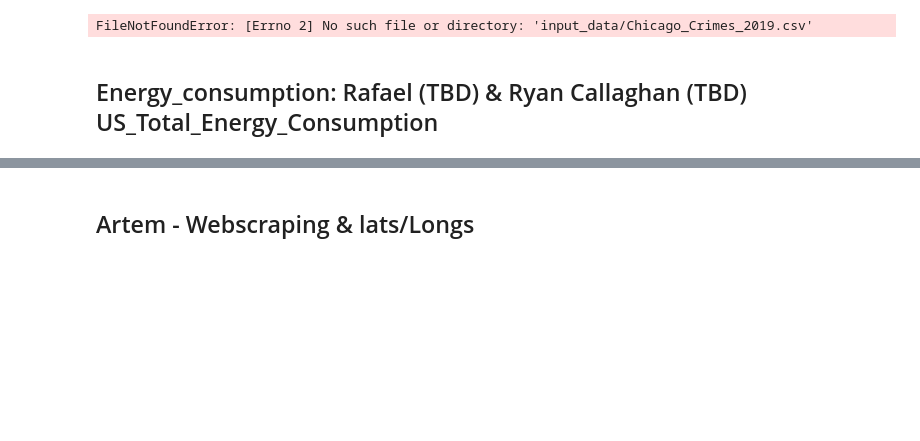
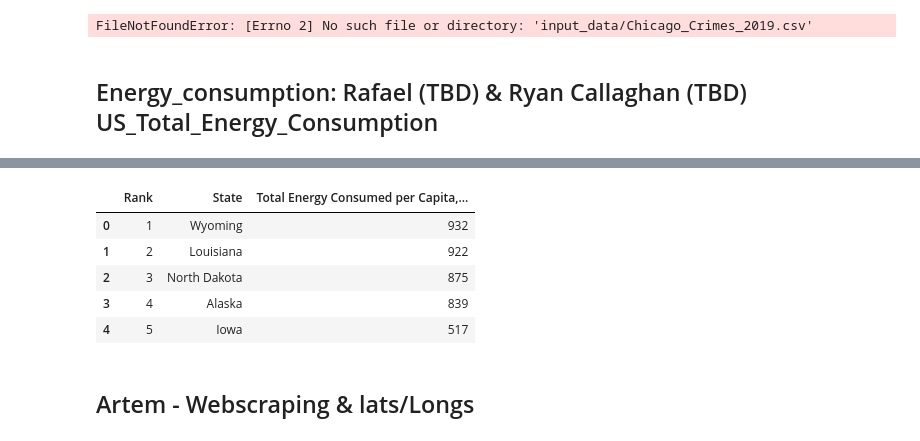
Before and after one commit to ailiushin/group5_project3, a Jupyter notebook: Renewable_Energy.ipynb, the cells around one changed output, grey strips where cells are left out. Drawn from its saved outputs; the diff is of its cells as text; code cells hidden in the pictures; blank space fills up the shorter version.

```diff
--- a/Renewable_Energy.ipynb
+++ b/Renewable_Energy.ipynb
@@ -179,0 +192,23 @@ FileNotFoundError: [Errno 2] No such file or directory: 'input_data/Chicago_Crim
+# %%
+# Change state abb. to names
+dict = {
+    "AK": "Alaska", "AL":"Alabama", "AR": "Arkansas", "AZ": "Arizona", "CA": "California","CO": "Colorado", "CT": "Connecticut",
+"DC": "District of Columbia","DE":"Delaware","FL":"Florida","GA": "Georgia",
+"HI":"Hawaii","IA": "Iowa","ID":"Idaho","IL": "Illinois","IN":"Indiana",
+"KS": "Kansas","KY" :"Kentucky","LA": "Louisiana","MA":"Massachusetts","MD":"Maryland",
+"ME" :"Maine","MI":"Michigan","MN":"Minnesota","MO": "Missouri","MS" : "Mississippi","MT":"Montana",
+"NC": "North Carolina","ND": "North Dakota","NE":"Nebraska","NH":"New Hampshire","NJ":"New Jersey","NM": "New Mexico",
+"NV": "Nevada","NY": "New York","OH": "Ohio","OK": "Oklahoma","OR": "Oregon","PA":"Pennsylvania",
+"RI":"Rhode Island","SC": "South Carolina","SD":"South Dakota","TN": "Tennessee","TX": "Texas",
+"UT": "Utah","VA": "Virginia","VT":"Vermont","WA":"Washington","WI":"Wisconsin",
+"WV": "West Virginia","WY":"Wyoming"
+}
+energy_consumption_df["State"] = energy_consumption_df["State"].map(dict)
+energy_consumption_df.head()
+# %% [output]
+|  | Rank | State | Total Energy Consumed per Capita,... |
+| 0 | 1 | Wyoming | 932 |
+| 1 | 2 | Louisiana | 922 |
+| 2 | 3 | North Dakota | 875 |
+| 3 | 4 | Alaska | 839 |
+| 4 | 5 | Iowa | 517 |
```
Also changed, not shown: parts of 6 cells of this notebook.
